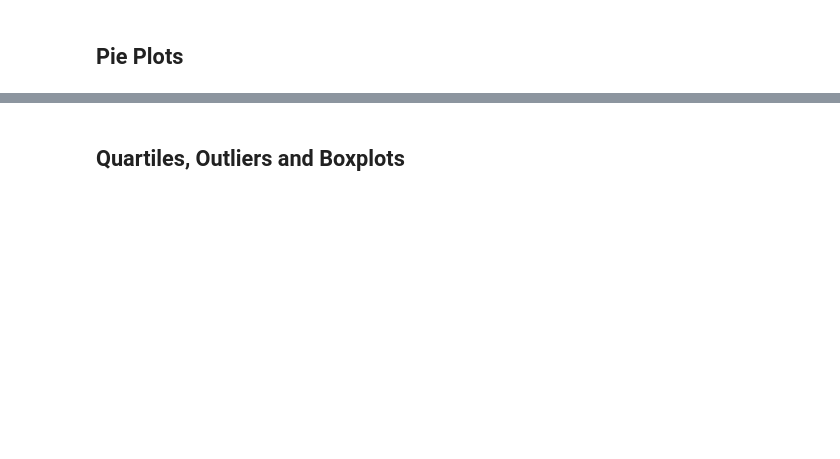
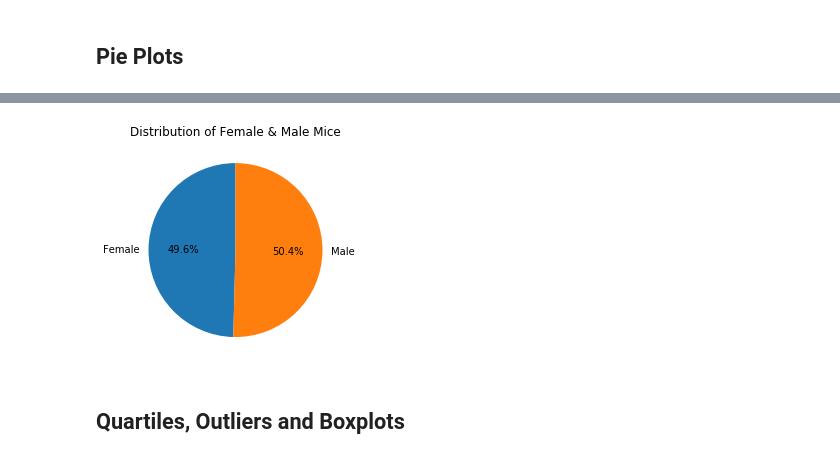
Before and after one commit to tamaranxu/matplotlib_challenge, a Jupyter notebook: pymaceuticals.ipynb, the cells around one changed output, grey strips where cells are left out. Saved outputs shown, nothing was run; the diff lists cells and outputs as text; code cells hidden in the pictures; blank space fills up the shorter version.

```diff
--- a/pymaceuticals.ipynb
+++ b/pymaceuticals.ipynb
@@ -242,2 +395,8 @@ grp_regimens
 # %%
-# Generate a pie plot showing the distribution of female versus male mice using pandas
+# Generate a pie plot showing the distribution of female versus male mice using pyplot
+plt.pie(grp_sex["Mouse ID"], labels=grp_sex["Sex"], autopct="%1.1f%%", startangle=90)
+plt.title("Distribution of Female & Male Mice")
+
+plt.show()
+# %% [output]
+[figure, added]
```
Also changed, not shown: parts of 17 cells of this notebook.
